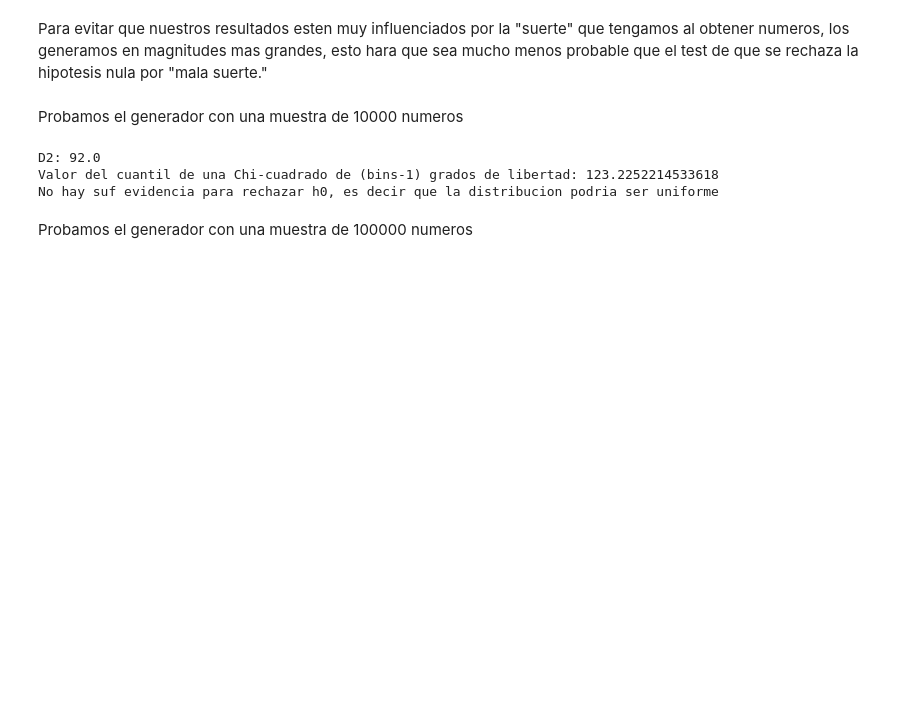
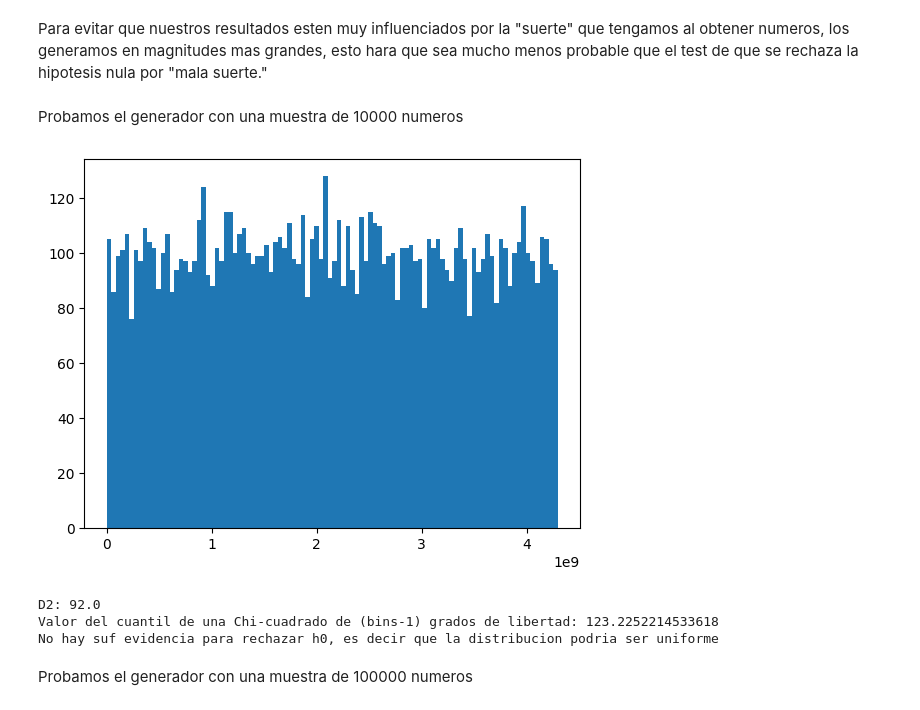
Before and after one commit to Rivejjj/Los-Simuladores, a Jupyter notebook: tp1.ipynb, the cells around one changed output. Drawn from its saved outputs; the diff is of its cells as text; code cells hidden in the pictures; blank space fills up the shorter version.

```diff
--- a/tp1.ipynb
+++ b/tp1.ipynb
@@ -143,5 +185,5 @@ Creamos un xorshift generator y le aplicamos el test de la chi2 para tanto el ge
 # %%
-generator = xorshift_generator(565555555)
+generator = Xorshift_generator(565555555)
 # %% [markdown]
 #### Pruebas para generador
 # %% [markdown]
@@ -190,4 +222,8 @@ plt.show()
 Para evitar que nuestros resultados esten muy influenciados por la "suerte" que tengamos al obtener numeros, los generamos en magnitudes mas grandes, esto hara que sea mucho menos probable que el test de que se rechaza la hipotesis nula por "mala suerte."
 # %% [markdown]
 Probamos el generador con una muestra de 10000 numeros
+# %%
+rand_numbers  = get_random_and_plot(generator, 10000, 100)
+# %% [output]
+[figure, added]
 # %%
```
Also changed, not shown: parts of 66 cells of this notebook.
